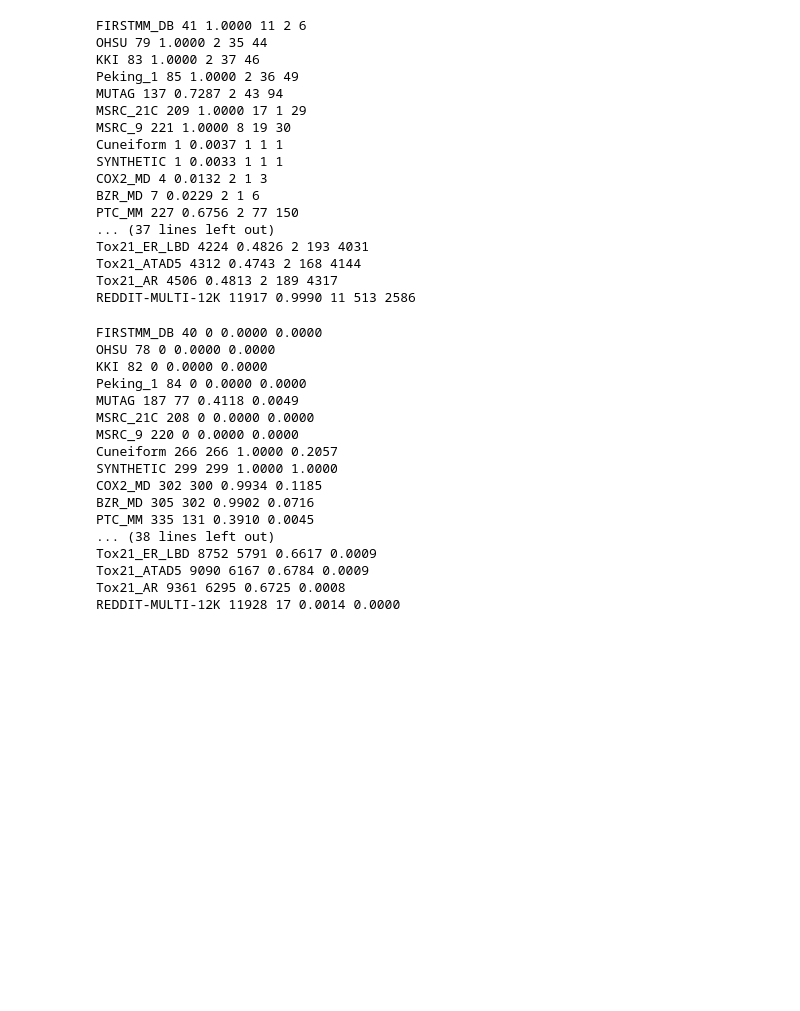
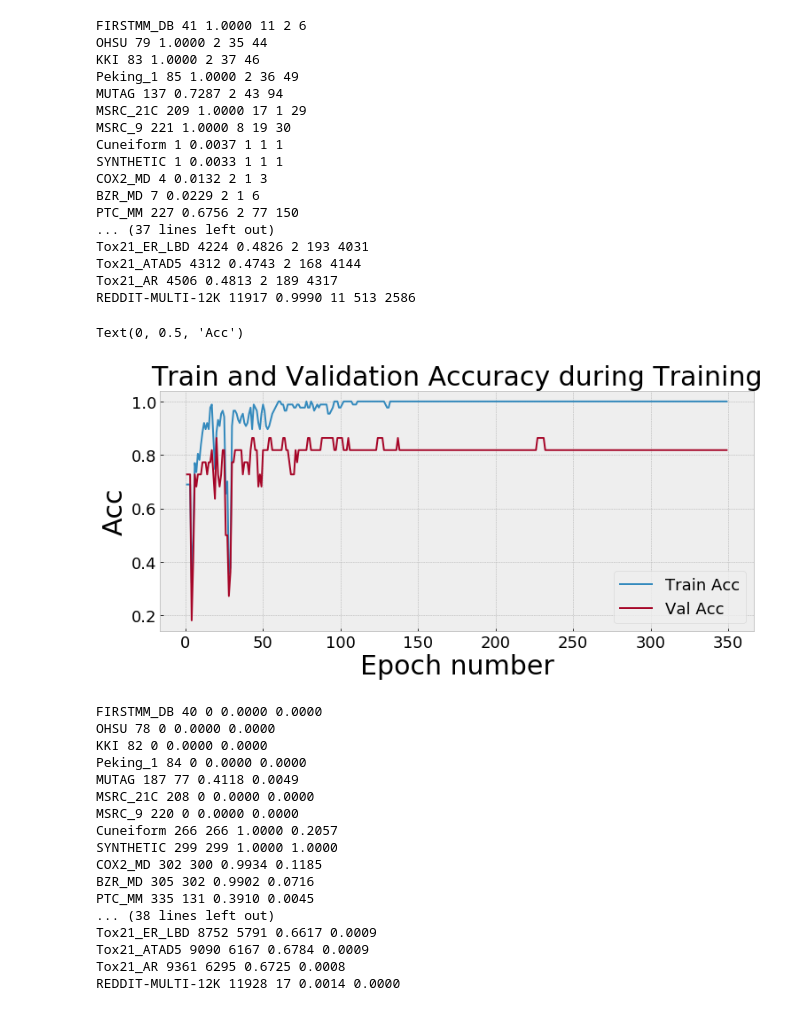
Before and after one commit to nd7141/iso_bias, a Jupyter notebook: analysis.ipynb, the cells around one changed output. Cells and saved outputs as stored; diff of their text form; code cells hidden in the pictures; blank space fills up the shorter version.

```diff
--- a/analysis.ipynb
+++ b/analysis.ipynb
@@ -365,6 +156,49 @@ Tox21_ER_LBD 4224 0.4826 2 193 4031
 Tox21_ATAD5 4312 0.4743 2 168 4144
 Tox21_AR 4506 0.4813 2 189 4317
 REDDIT-MULTI-12K 11917 0.9990 11 513 2586
+# %%
+plt.style.use('bmh')
+# plt.rcParams['font.family'] = 'serif'
+# plt.rcParams['font.serif'] = 'Ubuntu'
+# plt.rcParams['font.monospace'] = 'Ubuntu Mono'
+plt.rcParams['font.size'] = 30
+plt.rcParams['axes.labelsize'] = 30
+# plt.rcParams['axes.labelweight'] = 'bold'
+plt.rcParams['axes.titlesize'] = 30
+plt.rcParams['xtick.labelsize'] = 18
+plt.rcParams['ytick.labelsize'] = 18
+plt.rcParams['legend.fontsize'] = 18
+plt.rcParams['figure.titlesize'] = 22
+train_accs = []
+val_accs = []
+
+with open('gnn_results/epochs_MUTAG.txt') as f:
+    for line in f:
+        train_acc = ast.literal_eval(line)
+        val_acc = ast.literal_eval(next(f))
+        train_accs.append(train_acc)
+        val_accs.append(val_acc)
+
+# df = pd.DataFrame({'x1': train_accs[0], 'x2': val_accs[0]})
+# df=  df.reset_index()
+# df['index'] += 1
+# df.plot(x='index', y=['x1', 'x2'])
+
+y1 = train_accs[0]
+y2 = val_accs[0]
+x = range(1, len(y1)+1)
+
+plt.figure(figsize=(12,5))
+
+plt.plot(x, y1)
+plt.plot(x, y2)
+plt.legend(['Train Acc', 'Val Acc'])
+plt.title("Train and Validation Accuracy during Training")
+plt.xlabel('Epoch number')
+plt.ylabel('Acc')
+# %% [output]
+Text(0, 0.5, 'Acc')
+[figure, added]
 # %%
 d = 'MUTAG'
 for d in ds:
```
Also changed, not shown: parts of 10 cells of this notebook, 5 other files.
